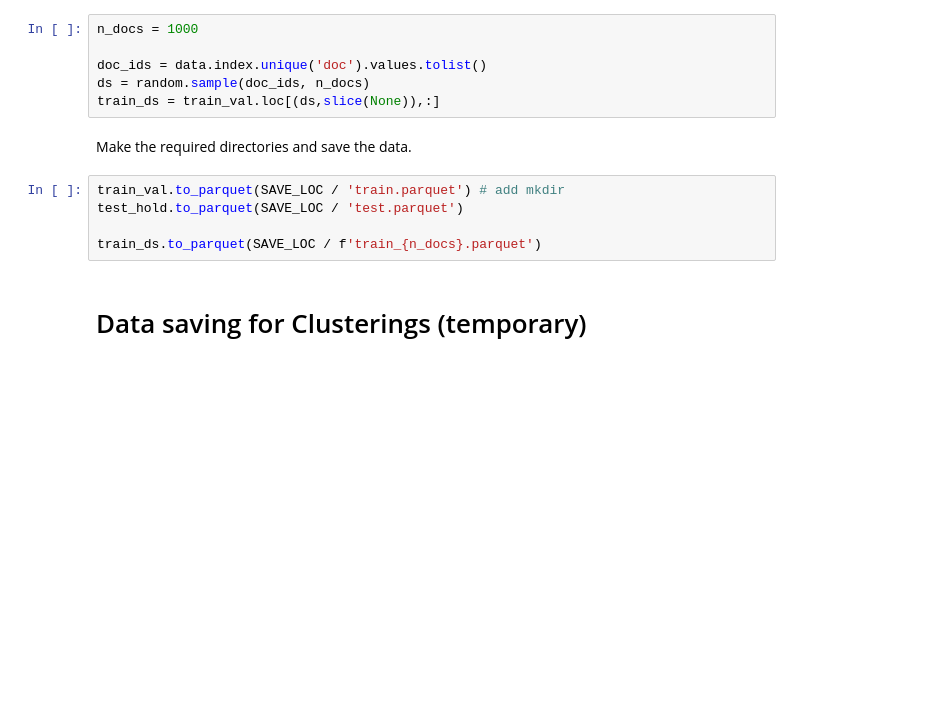
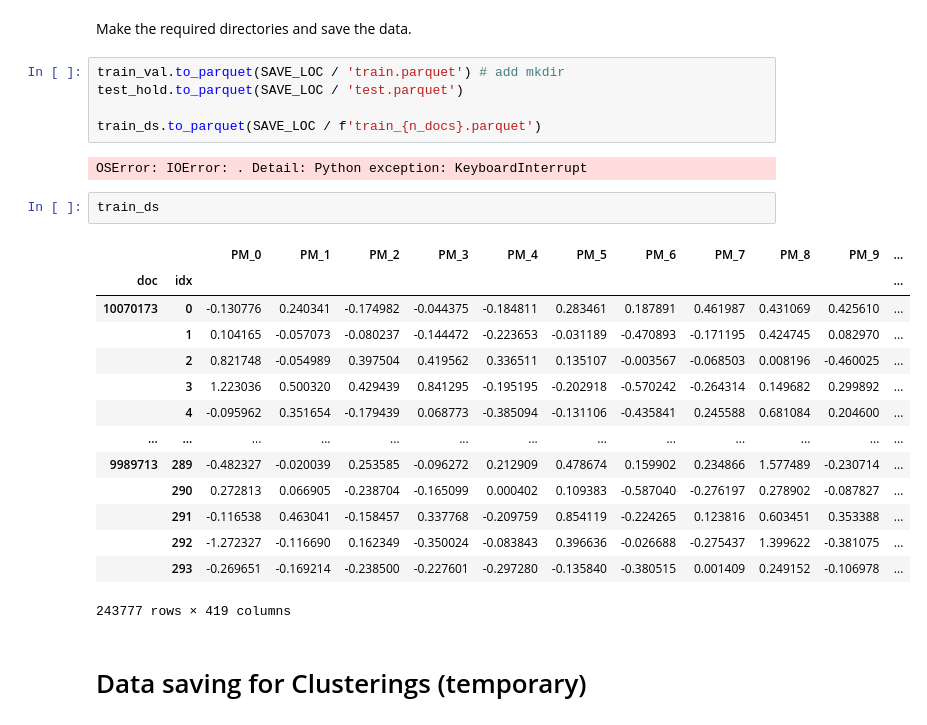
Before and after one commit to tmaaiveld/tmd_pico, a Jupyter notebook: train-test-split.ipynb, the cells around one changed output. Saved outputs shown, nothing was run; the diff lists cells and outputs as text; blank space fills up the shorter version.

```diff
--- a/train-test-split.ipynb
+++ b/train-test-split.ipynb
@@ -125,9 +97,3 @@ Sample a subset of the indices to downsample the data. This is useful if you nee
-# %%
-n_docs = 1000
-
-doc_ids = data.index.unique('doc').values.tolist()
-ds = random.sample(doc_ids, n_docs)
-train_ds = train_val.loc[(ds,slice(None)),:]
 # %% [markdown]
 Make the required directories and save the data.
 # %%
@@ -135,6 +101,25 @@ train_val.to_parquet(SAVE_LOC / 'train.parquet') # add mkdir
 test_hold.to_parquet(SAVE_LOC / 'test.parquet')
 
 train_ds.to_parquet(SAVE_LOC / f'train_{n_docs}.parquet')
+# %% [output]
+OSError: IOError: . Detail: Python exception: KeyboardInterrupt
+# %%
+train_ds
+# %% [output]
+|  |  | PM_0 | PM_1 | PM_2 | PM_3 | PM_4 | PM_5 | PM_6 | PM_7 | PM_8 | PM_9 | ... |
+| doc | idx |  |  |  |  |  |  |  |  |  |  | ... |
+| 10070173 | 0 | -0.130776 | 0.240341 | -0.174982 | -0.044375 | -0.184811 | 0.283461 | 0.187891 | 0.461987 | 0.431069 | 0.425610 | ... |
+|  | 1 | 0.104165 | -0.057073 | -0.080237 | -0.144472 | -0.223653 | -0.031189 | -0.470893 | -0.171195 | 0.424745 | 0.082970 | ... |
+|  | 2 | 0.821748 | -0.054989 | 0.397504 | 0.419562 | 0.336511 | 0.135107 | -0.003567 | -0.068503 | 0.008196 | -0.460025 | ... |
+|  | 3 | 1.223036 | 0.500320 | 0.429439 | 0.841295 | -0.195195 | -0.202918 | -0.570242 | -0.264314 | 0.149682 | 0.299892 | ... |
+|  | 4 | -0.095962 | 0.351654 | -0.179439 | 0.068773 | -0.385094 | -0.131106 | -0.435841 | 0.245588 | 0.681084 | 0.204600 | ... |
+| ... | ... | ... | ... | ... | ... | ... | ... | ... | ... | ... | ... | ... |
+| 9989713 | 289 | -0.482327 | -0.020039 | 0.253585 | -0.096272 | 0.212909 | 0.478674 | 0.159902 | 0.234866 | 1.577489 | -0.230714 | ... |
+|  | 290 | 0.272813 | 0.066905 | -0.238704 | -0.165099 | 0.000402 | 0.109383 | -0.587040 | -0.276197 | 0.278902 | -0.087827 | ... |
+|  | 291 | -0.116538 | 0.463041 | -0.158457 | 0.337768 | -0.209759 | 0.854119 | -0.224265 | 0.123816 | 0.603451 | 0.353388 | ... |
+|  | 292 | -1.272327 | -0.116690 | 0.162349 | -0.350024 | -0.083843 | 0.396636 | -0.026688 | -0.275437 | 1.399622 | -0.381075 | ... |
+|  | 293 | -0.269651 | -0.169214 | -0.238500 | -0.227601 | -0.297280 | -0.135840 | -0.380515 | 0.001409 | 0.249152 | -0.106978 | ... |
+243777 rows × 419 columns
 # %% [markdown]
 # Data saving for Clusterings (temporary)
 # %%
```
Also changed, not shown: parts of 3 cells of this notebook, 4 other files.
